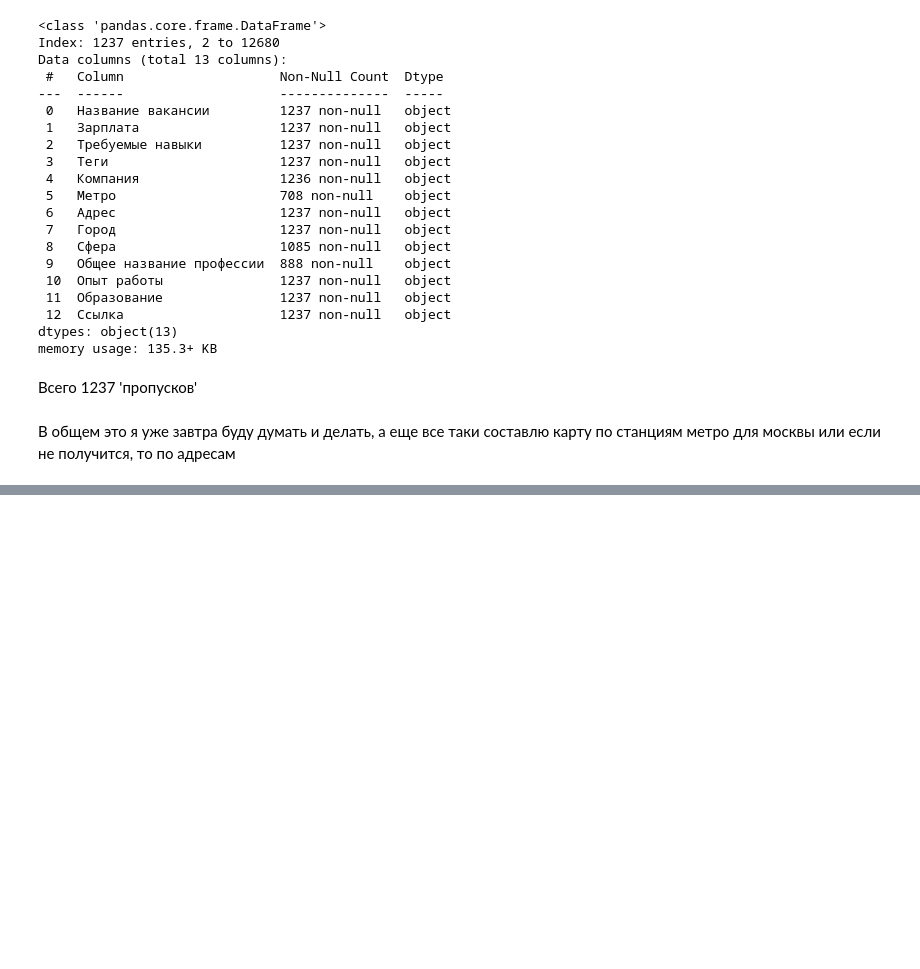
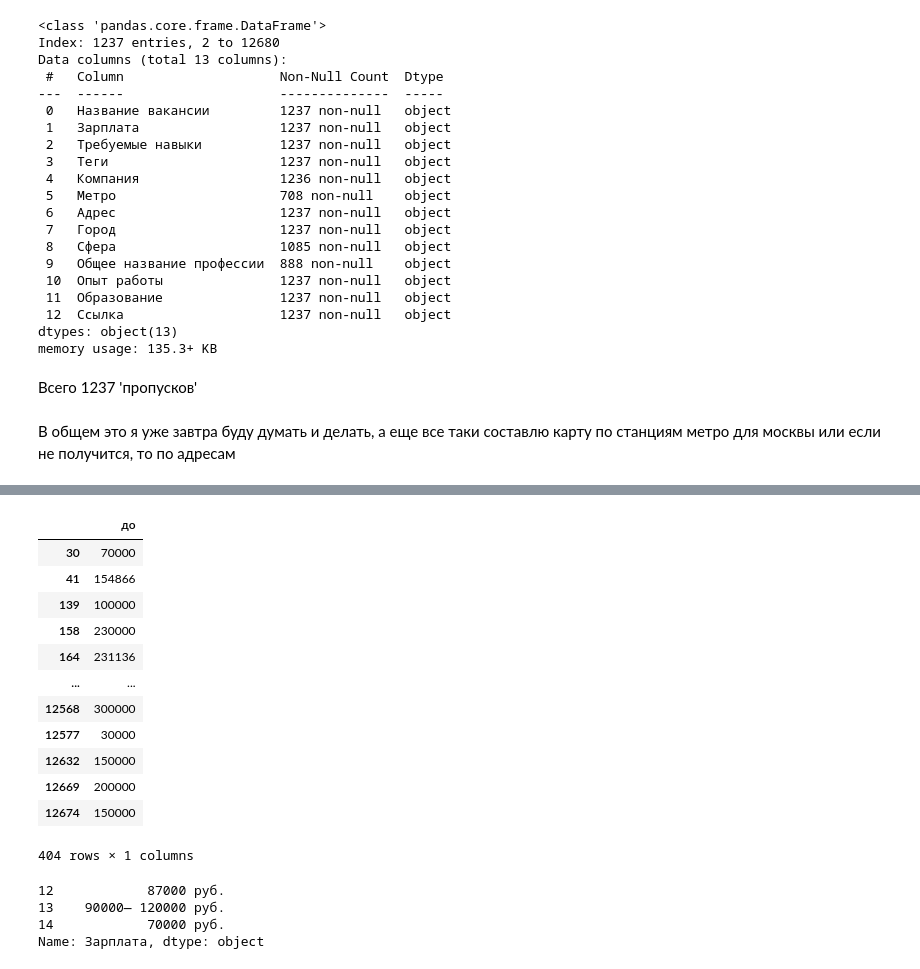
Before and after one commit to Dezurn/GP_2_Scraping_API, a Jupyter notebook: rabota_ru_EDA.ipynb, the cells around one changed output, grey strips where cells are left out. Saved outputs shown, nothing was run; the diff lists cells and outputs as text; code cells hidden in the pictures; blank space fills up the shorter version.

```diff
--- a/rabota_ru_EDA.ipynb
+++ b/rabota_ru_EDA.ipynb
@@ -1087,0 +1113,23 @@ memory usage: 135.3+ KB
+# %%
+salary.str.extract(r'до\s(\d+)').dropna().rename(columns = {0:'до'})
+# %% [output]
+|  | до |
+| 30 | 70000 |
+| 41 | 154866 |
+| 139 | 100000 |
+| 158 | 230000 |
+| 164 | 231136 |
+| ... | ... |
+| 12568 | 300000 |
+| 12577 | 30000 |
+| 12632 | 150000 |
+| 12669 | 200000 |
+| 12674 | 150000 |
+404 rows × 1 columns
+# %%
+salary[12:15]
+# %% [output]
+12            87000 руб.
+13    90000— 120000 руб.
+14            70000 руб.
+Name: Зарплата, dtype: object
```
Also changed, not shown: parts of 29 cells of this notebook.
